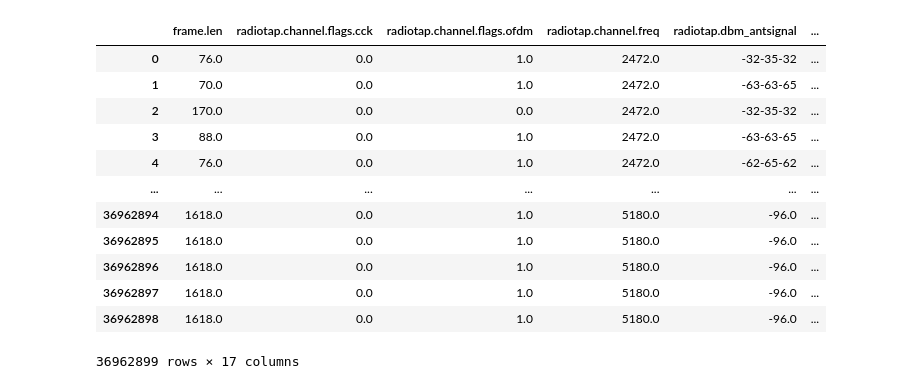
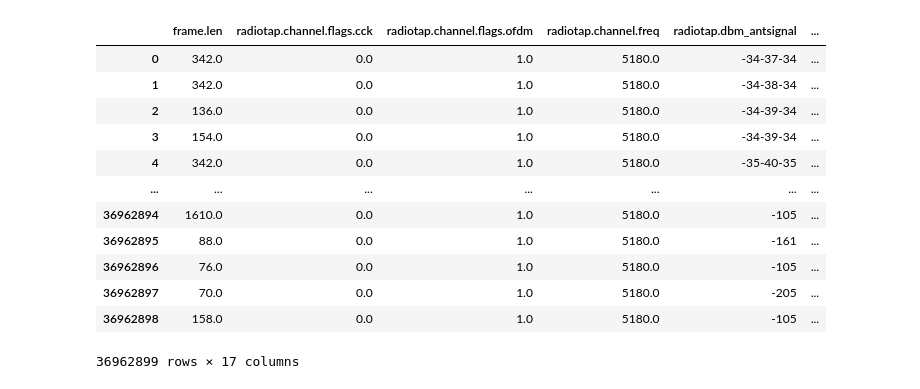
Before and after one commit to ertugrulgacal/wlan-ids, a Jupyter notebook: test.ipynb, the cells around one changed output. Cells and saved outputs as stored; diff of their text form; code cells hidden in the pictures.

```diff
--- a/test.ipynb
+++ b/test.ipynb
@@ -16,33 +16,33 @@ from sklearn.ensemble import RandomForestClassifier
 
 from sklearn.metrics import accuracy_score, classification_report
 # %%
-main_folder_path = "/Users/egkubo/AWID/AWID3_Dataset_CSV/CSV"
+main_folder_path = "D:\AWID\CSV"
 columns_to_read = ['frame.len', 'radiotap.length', 'radiotap.dbm_antsignal', 'wlan.duration', 'radiotap.present.tsft', 'radiotap.channel.freq', 'radiotap.channel.flags.cck', 'radiotap.channel.flags.ofdm', 'wlan.fc.type', 'wlan.fc.subtype', 'wlan.fc.ds', 'wlan.fc.frag', 'wlan.fc.retry', 'wlan.fc.pwrmgt', 'wlan.fc.moredata', 'wlan.fc.protected', 'Label']
 
 csv_files = glob.glob(f"{main_folder_path}/**/*.csv", recursive=True)
 
 dfs = []
 
 # Loop through each CSV file, read it into a DataFrame, and append it to the list
 for csv_file in csv_files:
     df = pd.read_csv(csv_file, usecols=columns_to_read, low_memory=False)
     dfs.append(df)
 
 # Concatenate all DataFrames in the list into a single DataFrame
 data = pd.concat(dfs, ignore_index=True)
 data
 # %% [output]
 |  | frame.len | radiotap.channel.flags.cck | radiotap.channel.flags.ofdm | radiotap.channel.freq | radiotap.dbm_antsignal | ... |
-| 0 | 76.0 | 0.0 | 1.0 | 2472.0 | -32-35-32 | ... |
-| 1 | 70.0 | 0.0 | 1.0 | 2472.0 | -63-63-65 | ... |
-| 2 | 170.0 | 0.0 | 0.0 | 2472.0 | -32-35-32 | ... |
-| 3 | 88.0 | 0.0 | 1.0 | 2472.0 | -63-63-65 | ... |
-| 4 | 76.0 | 0.0 | 1.0 | 2472.0 | -62-65-62 | ... |
+| 0 | 342.0 | 0.0 | 1.0 | 5180.0 | -34-37-34 | ... |
+| 1 | 342.0 | 0.0 | 1.0 | 5180.0 | -34-38-34 | ... |
+| 2 | 136.0 | 0.0 | 1.0 | 5180.0 | -34-39-34 | ... |
+| 3 | 154.0 | 0.0 | 1.0 | 5180.0 | -34-39-34 | ... |
+| 4 | 342.0 | 0.0 | 1.0 | 5180.0 | -35-40-35 | ... |
 | ... | ... | ... | ... | ... | ... | ... |
-| 36962894 | 1618.0 | 0.0 | 1.0 | 5180.0 | -96.0 | ... |
-| 36962895 | 1618.0 | 0.0 | 1.0 | 5180.0 | -96.0 | ... |
-| 36962896 | 1618.0 | 0.0 | 1.0 | 5180.0 | -96.0 | ... |
-| 36962897 | 1618.0 | 0.0 | 1.0 | 5180.0 | -96.0 | ... |
-| 36962898 | 1618.0 | 0.0 | 1.0 | 5180.0 | -96.0 | ... |
+| 36962894 | 1610.0 | 0.0 | 1.0 | 5180.0 | -105 | ... |
+| 36962895 | 88.0 | 0.0 | 1.0 | 5180.0 | -161 | ... |
+| 36962896 | 76.0 | 0.0 | 1.0 | 5180.0 | -105 | ... |
+| 36962897 | 70.0 | 0.0 | 1.0 | 5180.0 | -205 | ... |
+| 36962898 | 158.0 | 0.0 | 1.0 | 5180.0 | -105 | ... |
 36962899 rows × 17 columns
 # %%
```
Also changed, not shown: parts of 7 cells of this notebook, 1 other file.
